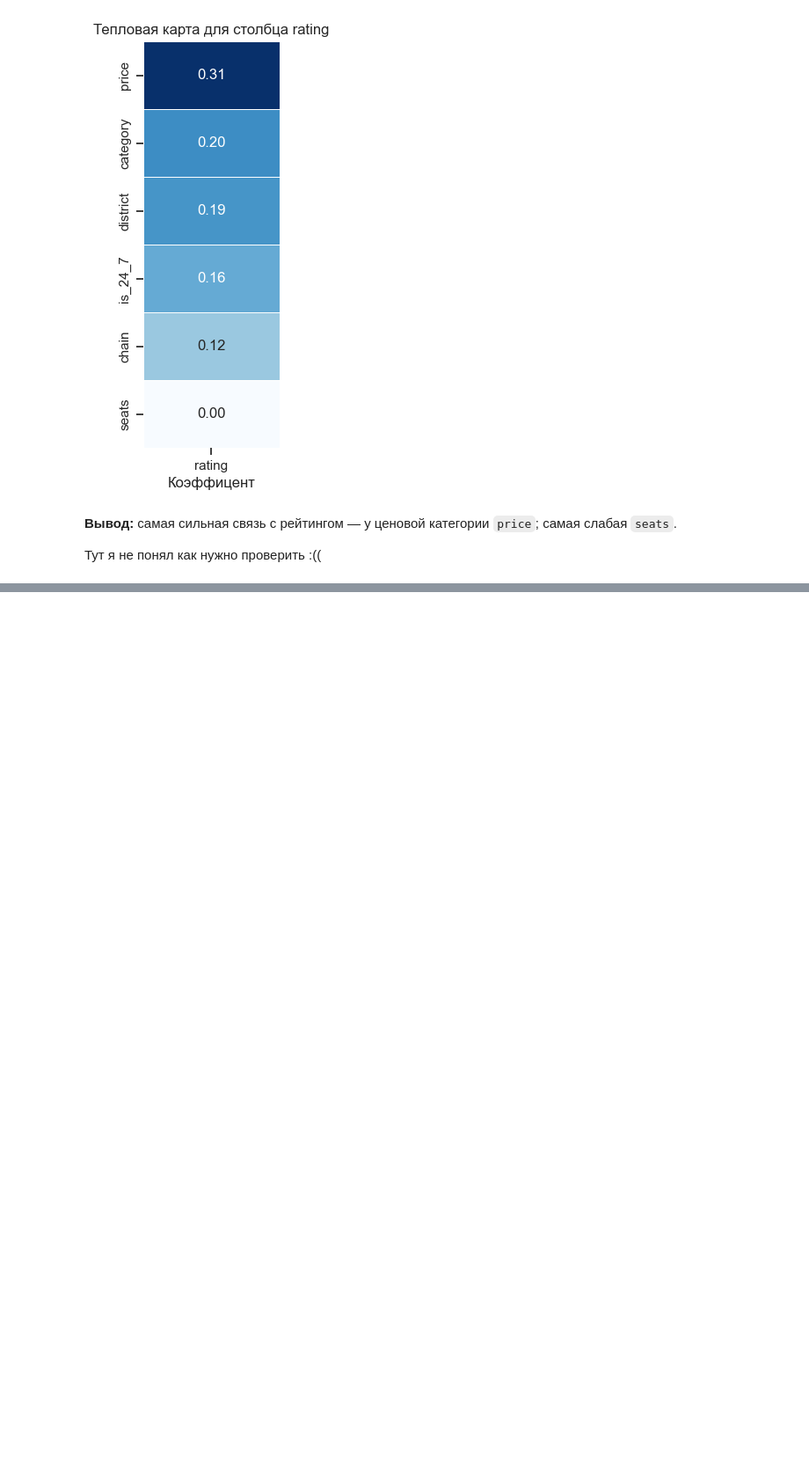
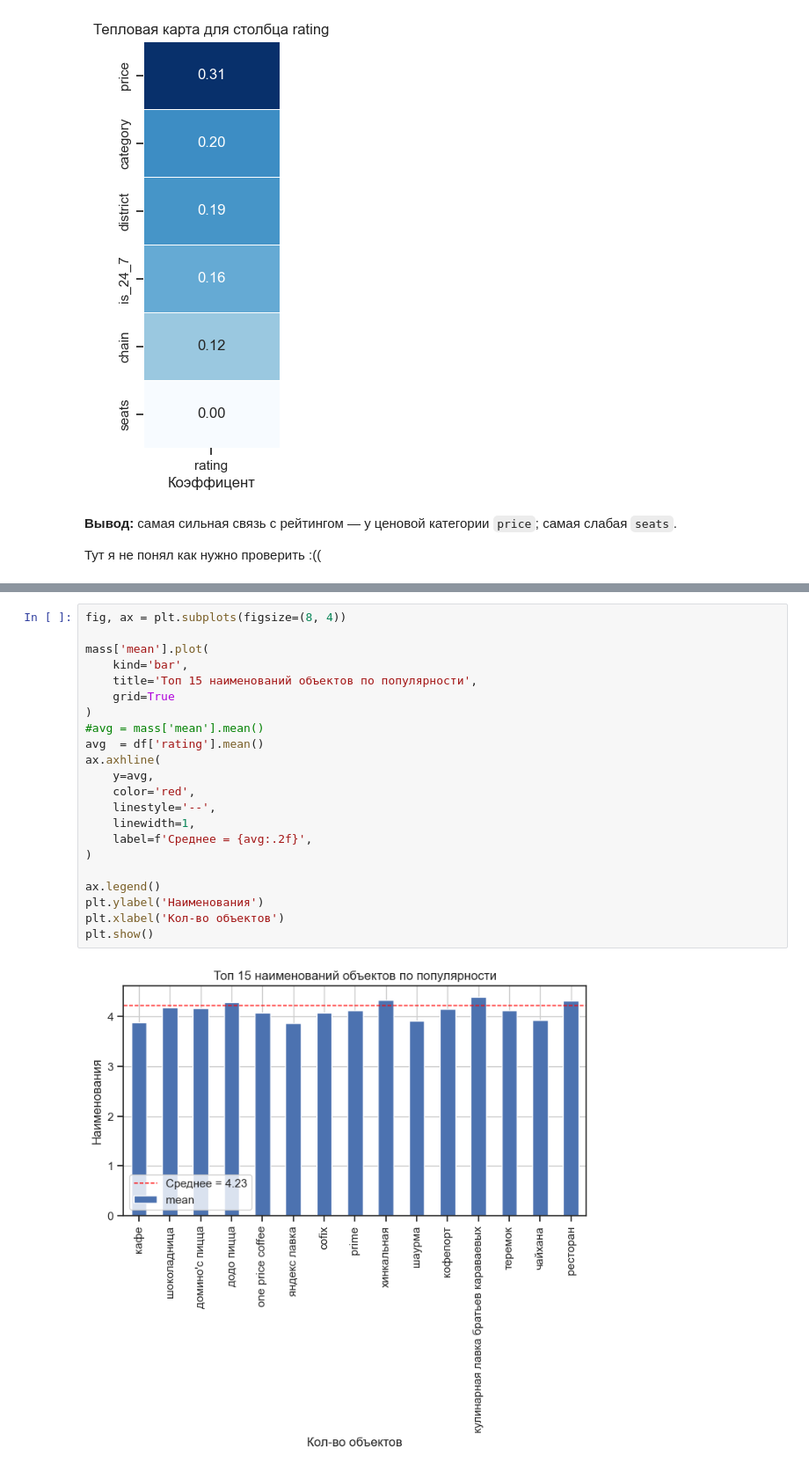
Before and after one commit to CAH0/Moscow_catering_market_research, a Jupyter notebook: File_analitics.ipynb, the cells around one changed output, grey strips where cells are left out. Shown at 88% size. Drawn from its saved outputs; the diff is of its cells as text; blank space fills up the shorter version.

```diff
--- a/File_analitics.ipynb
+++ b/File_analitics.ipynb
@@ -657,0 +700,24 @@ plt.show()
+# %%
+fig, ax = plt.subplots(figsize=(8, 4))
+
+mass['mean'].plot(
+    kind='bar',
+    title='Топ 15 наименований объектов по популярности',
+    grid=True
+)
+#avg = mass['mean'].mean()
+avg  = df['rating'].mean()
+ax.axhline(
+    y=avg,
+    color='red',
+    linestyle='--',
+    linewidth=1,
+    label=f'Среднее = {avg:.2f}',
+)
+
+ax.legend()
+plt.ylabel('Наименования')
+plt.xlabel('Кол-во объектов')
+plt.show()
+# %% [output]
+[figure, added]
```
Also changed, not shown: parts of 5 cells of this notebook.
